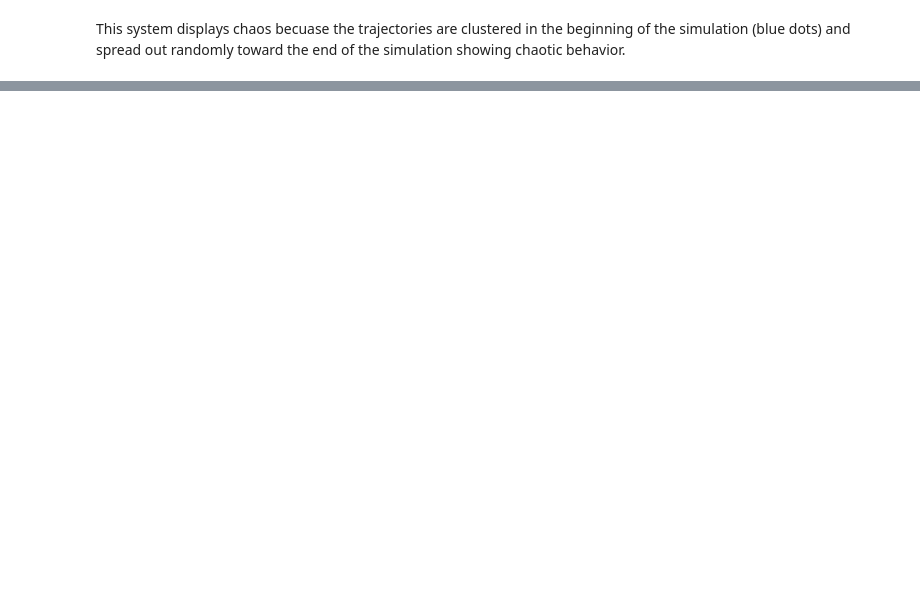
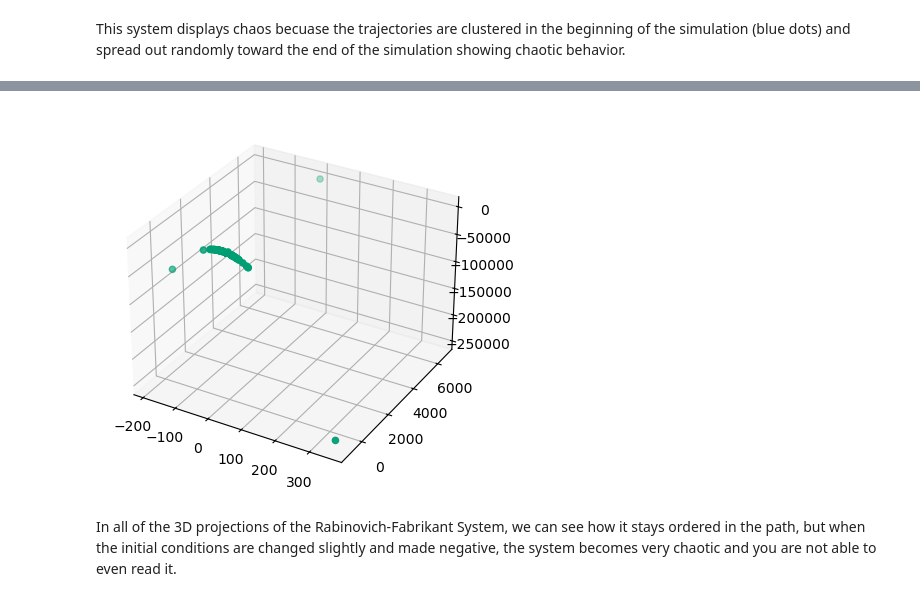
Before and after one commit to BruhddyTheThird/ProfCPisGoatedLib, a Jupyter notebook: Midterm 2 Files/Ex 2.ipynb, the cells around one changed output, grey strips where cells are left out. Cells and saved outputs as stored; diff of their text form; code cells hidden in the pictures; blank space fills up the shorter version.

```diff
--- a/Midterm 2 Files/Ex 2.ipynb
+++ b/Midterm 2 Files/Ex 2.ipynb
@@ -257,0 +356,32 @@ This system displays chaos becuase the trajectories are clustered in the beginni
+# %%
+#2e Bundling Trajectories
+N = 120
+spread = 0.1
+
+init_points = []
+
+for _ in range(N):
+    init_points.append([1 + spread*np.random.randn(), 1 + spread*np.random.randn(), 1 + spread*np.random.randn()])
+    init_points.append([-1 + spread*np.random.randn(), -1 + spread*np.random.randn(), -1 + spread*np.random.randn()])
+
+start_pts = []
+end_pts = []
+
+for ic in init_points:
+    sol = solve_ivp(rf , t_span, ic, t_eval=t_eval)
+    start_pts.append(ic)
+    end_pts.append(sol.y[:,-1])
+
+start_pts = np.array(start_pts)
+end_pts = np.array(end_pts)
+
+#3d Plots
+fig = plt.figure()
+ax = fig.add_subplot(111, projection='3d')
+ax.scatter(start_pts[:,0], start_pts[:,1], start_pts[:,2])
+ax.scatter(end_pts[:,0], end_pts[:,1], end_pts[:,2])
+plt.show()
+# %% [output]
+[figure, added]
+# %% [markdown]
+In all of the 3D projections of the Rabinovich-Fabrikant System, we can see how it stays ordered in the path, but when the initial conditions are changed slightly and made negative, the system becomes very chaotic and you are not able to even read it.
```
Also changed, not shown: parts of 4 cells of this notebook.
